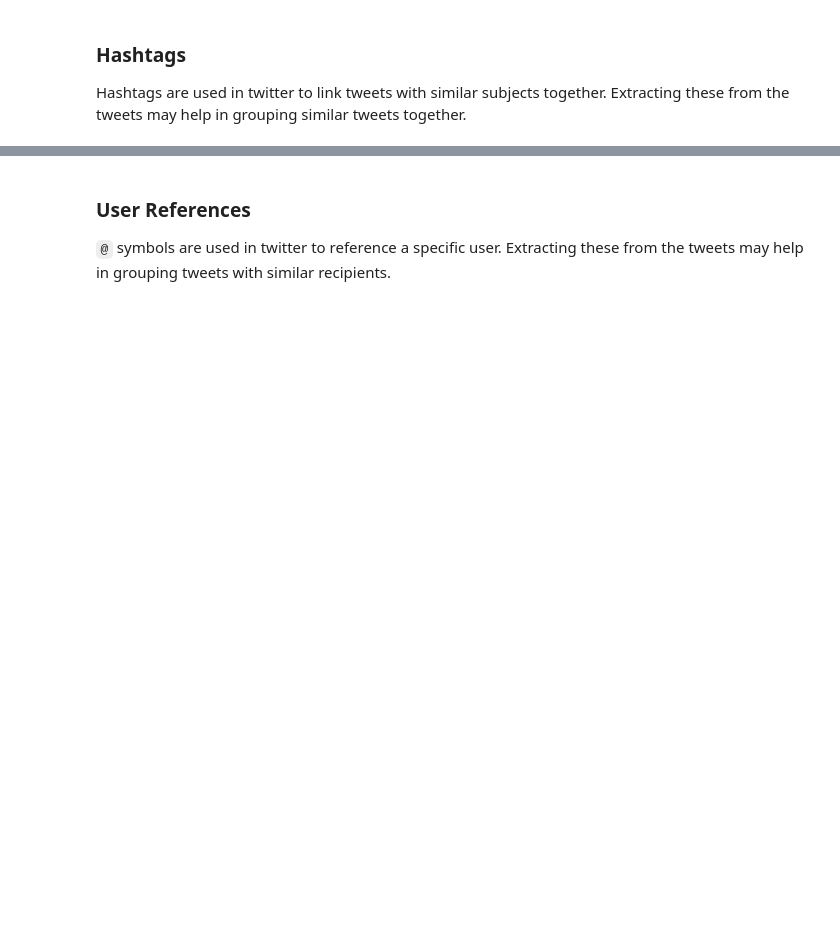
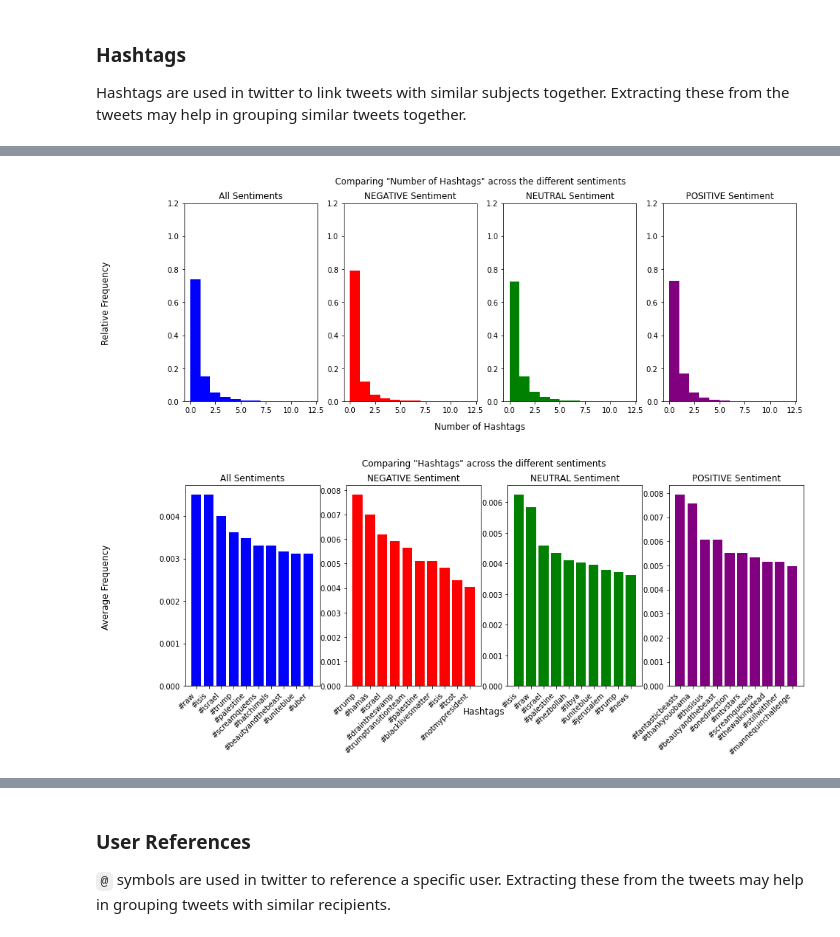
Before and after one commit to DigitalData/unimelb.comp30027.ml-assignment-2, a Jupyter notebook: code/feature-analysis.ipynb, the cells around one changed output, grey strips where cells are left out. Saved outputs shown, nothing was run; the diff lists cells and outputs as text; code cells hidden in the pictures; blank space fills up the shorter version.

```diff
--- a/code/feature-analysis.ipynb
+++ b/code/feature-analysis.ipynb
@@ -288,21 +422,3 @@ compare_histograms(num_links, label = "Number of Links")
 ### Hashtags
 Hashtags are used in twitter to link tweets with similar subjects together.
 Extracting these from the tweets may help in grouping similar tweets together.
-# %%
-# create a list of hashtags in a tweet
-hashtags = []
-num_hashtags = []
-set_hashtags = set()
-
-for t in tweets:
-    hashes = re.findall(r"#\w+", t)
-    hashtags.append(hashes)
-    num_hashtags.append(len(hashes))
-    set_hashtags = set_hashtags.union(hashes)
-num_hashtags = np.array(num_hashtags)
-
-# check the head and range of values for this
-print(hashtags[:10])
-# print(set_hashtags)
-
-compare_histograms(num_hashtags, label = "Number of Hashtags")
@@ -311,0 +425,62 @@ compare_histograms(num_hashtags, label = "Number of Hashtags")
+# %%
+# create a list of hashtags in a tweet
+def generate_hashtags(tweet_frame, relative = True):
+    PREFIX = 'hash.'
+    # extract tweets and words
+    tweets, word_lists = tweets_word_lists(tweet_frame)
+
+    # create a default dict for occurrences of specific hashtags, as well as general hashtag counts
+    dict_hashtag_counts = zero_default_dict(tweets)
+    dict_hashtags = zero_default_dict(tweets)
+
+    # prefix for dict keys
+    prefix = PREFIX
+    # the list of lists of references per tweet is not an ndarray (set by `zero_default_dict`)
+    dict_hashtags[prefix + 'values'] = []
+
+    for idx, t in enumerate(tweets):
+        hashes = re.findall(r"#\w+", t)
+        dict_hashtags[prefix + 'num'][idx] = len(hashes)
+        dict_hashtags[prefix + 'values'].append(hashes)
+
+        # add `r` for relatives
+        if relative: prefix += 'r.'
+
+        # iterate through the refs in t and add to their counts
+        # then divide by the total number of refs of the tweet (if relative)
+        if relative:
+            for h in hashes:
+                dict_hashtag_counts[prefix + h][idx] += 1 / len(hashes)
+        else:
+            for h in hashes:
+                dict_hashtag_counts[prefix + h][idx] += 1
+
+        # reset prefix for references (which is not relative)
+        prefix = PREFIX
+
+    dict_hashtags[prefix + 'num'] = dict_hashtags[prefix + 'num'].astype(int)
+    return (dict_hashtags, dict_hashtag_counts)
+
+# generate training and testing frequency dicts
+train_hashtags, train_hashtag_counts = generate_hashtags(train_output, relative = False)
+train_output = append_dict(train_output, train_hashtags)
+train_output = append_dict(train_output, train_hashtag_counts)
+test_hashtags, test_hashtag_counts = generate_hashtags(test_output, relative = False)
+test_output = append_dict(test_output, test_hashtags)
+test_output = append_dict(test_output, test_hashtag_counts)
+
+# same for relative values
+train_hashtags, train_hashtag_counts_r = generate_hashtags(train_output, relative = True)
+train_output = append_dict(train_output, train_hashtag_counts_r)
+test_refs, test_hashtag_counts_r = generate_hashtags(test_output, relative = True)
+test_output = append_dict(test_output, test_hashtag_counts_r)
+
+# generate comparison plots
+compare_histograms(train_hashtags['hash.num'], train_sentiments, label = "Number of Hashtags")
+compare_bar_graphs(train_hashtag_counts, train_sentiments,
+    label = "Hashtags", separate = False, top_n=10)
+compare_bar_graphs(train_hashtag_counts_r, train_sentiments,
+    label = "Hashtags (Relatively)", separate = False, top_n=10)
+# %% [output]
+[figure, added]
+[figure, added]
```
Also changed, not shown: parts of 19 cells of this notebook.
